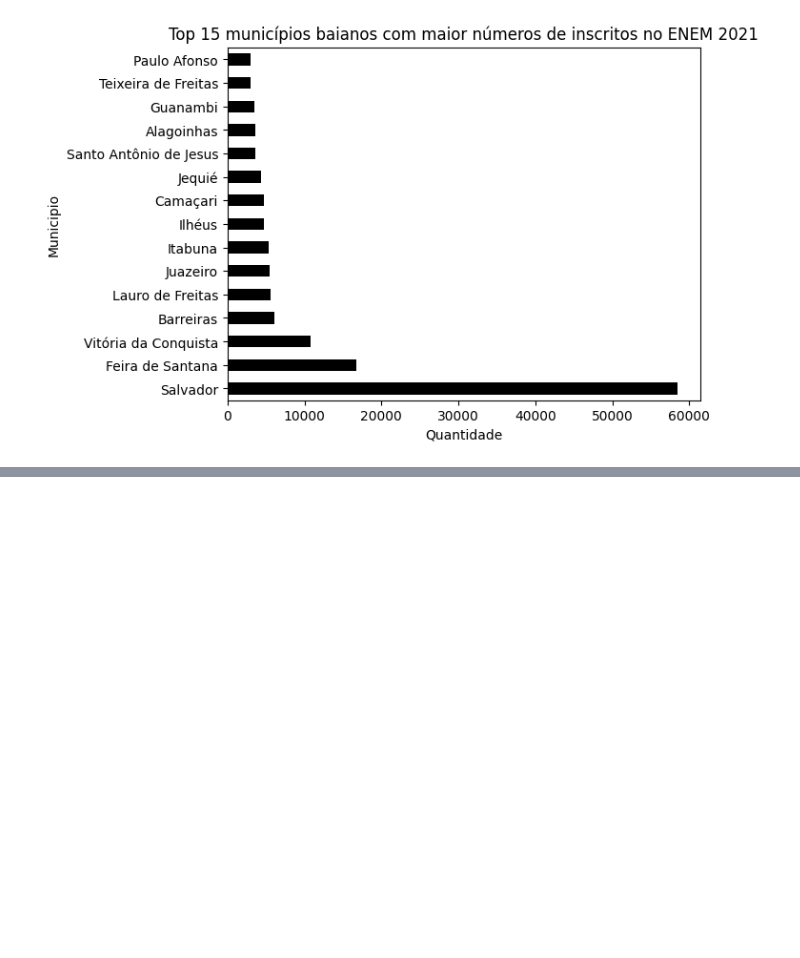
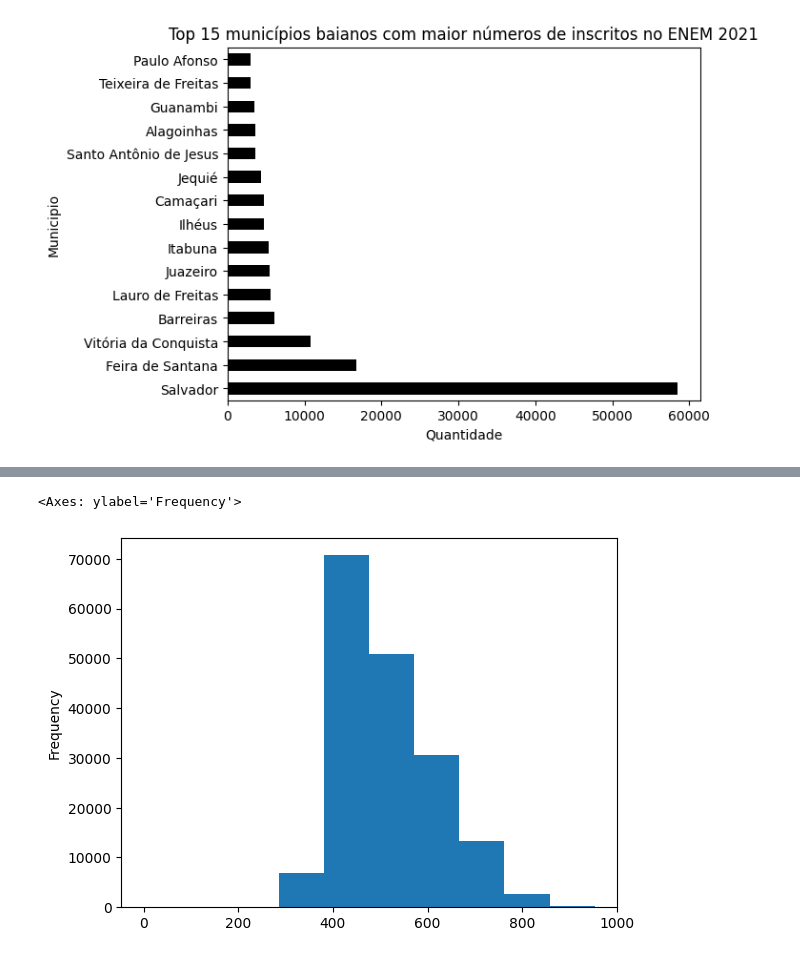
Before and after one commit to JevertonFlores/DA_python_dados_enem, a Jupyter notebook: Data_Analytics_Data_Viking.ipynb, the cells around one changed output, grey strips where cells are left out. Cells and saved outputs as stored; diff of their text form; code cells hidden in the pictures; blank space fills up the shorter version.

```diff
--- a/Data_Analytics_Data_Viking.ipynb
+++ b/Data_Analytics_Data_Viking.ipynb
@@ -567,0 +589,7 @@ Text(0, 0.5, 'Quantidade')
+# %%
+# Gráfico de histograma
+
+df.NU_NOTA_MT.plot(kind = 'hist')
+# %% [output]
+<Axes: ylabel='Frequency'>
+[figure, added]
```
Also changed, not shown: parts of 14 cells of this notebook.
